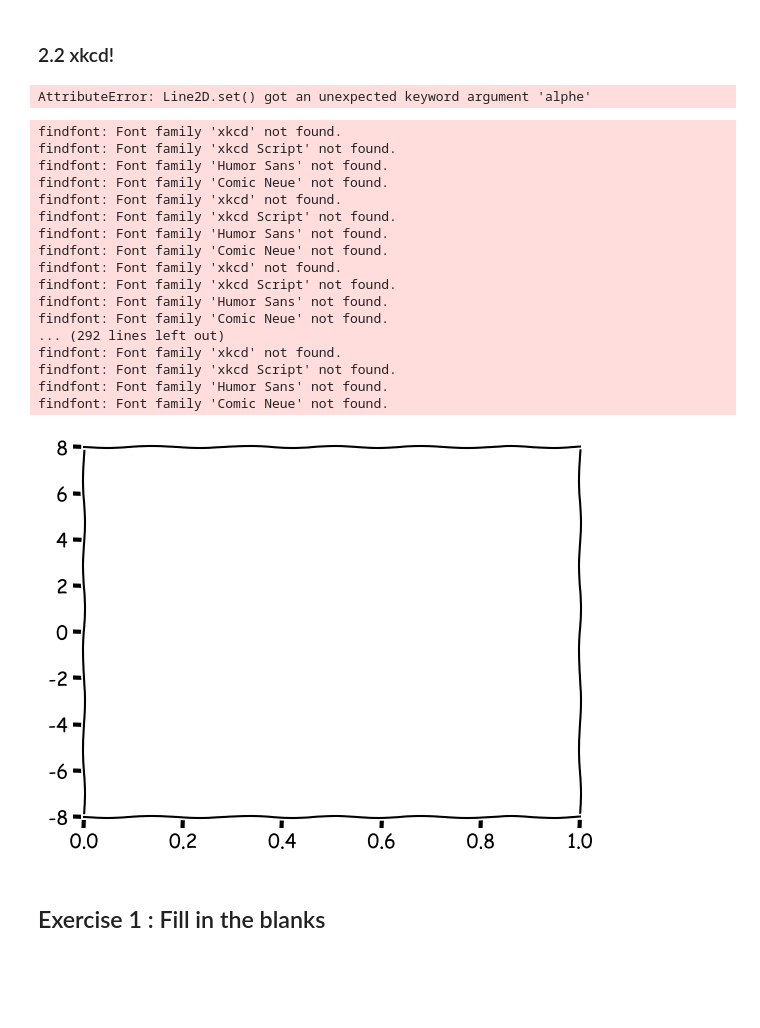
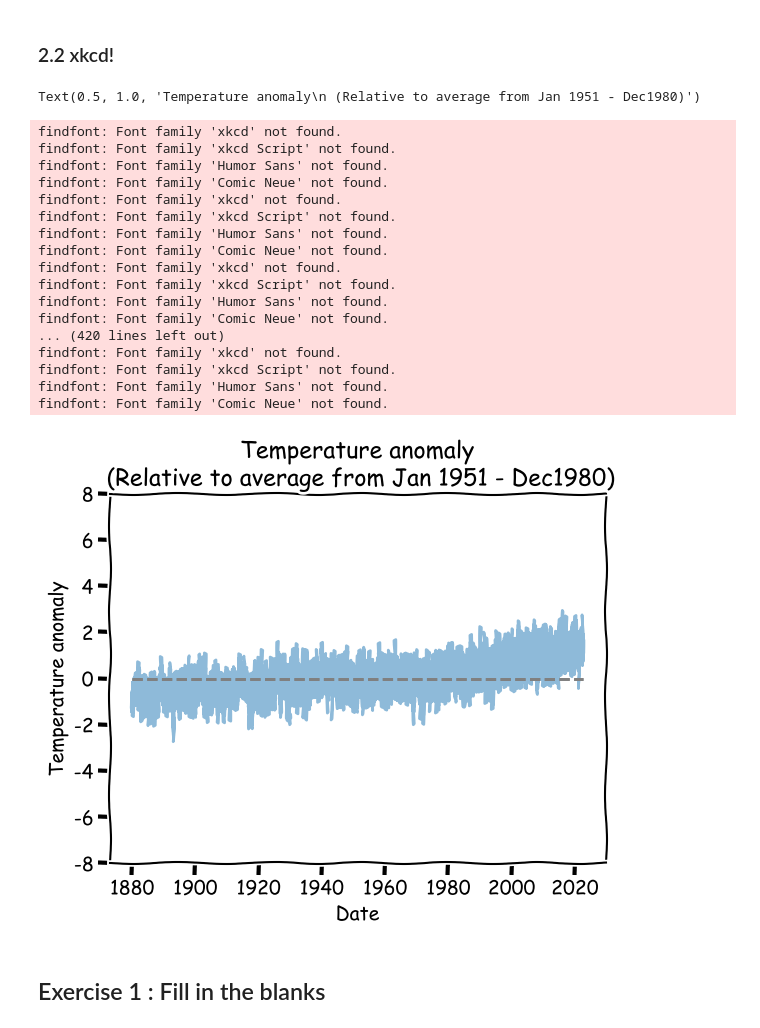
Before and after one commit to SPS-SP2273/learning-portfolio-tunnminn, a Jupyter notebook: plotting/plotting_(need).ipynb, the cells around one changed output. Cells and saved outputs as stored; diff of their text form; code cells hidden in the pictures; blank space fills up the shorter version.

```diff
--- a/plotting/plotting_(need).ipynb
+++ b/plotting/plotting_(need).ipynb
@@ -192,33 +194,34 @@ Text(0.5, 1.0, 'Temperature anomaly\n (Relative to average from Jan 1951 - Dec19
 ### 2.2 xkcd!
 # %%
 plt.xkcd()
+
 plt.ylim([-8,8])
-plt.plot(date, anomaly, alphe=.5)
+plt.plot(date, anomaly, alpha=.5)
 plt.hlines(0, date[0], date[-1], linestyle='--', colors='grey')
 plt.hlines(0, date[0], date[-1], linestyle='--', colors='grey')
 plt.xlabel('Date')
 plt.ylabel('Temperature anomaly')
 plt.title('Temperature anomaly\n (Relative to average from Jan 1951 - Dec1980)')
 # %% [output]
-AttributeError: Line2D.set() got an unexpected keyword argument 'alphe'
+Text(0.5, 1.0, 'Temperature anomaly\n (Relative to average from Jan 1951 - Dec1980)')
 findfont: Font family 'xkcd' not found.
 findfont: Font family 'xkcd Script' not found.
 findfont: Font family 'Humor Sans' not found.
 findfont: Font family 'Comic Neue' not found.
 findfont: Font family 'xkcd' not found.
 findfont: Font family 'xkcd Script' not found.
 findfont: Font family 'Humor Sans' not found.
 findfont: Font family 'Comic Neue' not found.
 findfont: Font family 'xkcd' not found.
 findfont: Font family 'xkcd Script' not found.
 findfont: Font family 'Humor Sans' not found.
 findfont: Font family 'Comic Neue' not found.
-... (292 lines left out)
+... (420 lines left out)
 findfont: Font family 'xkcd' not found.
 findfont: Font family 'xkcd Script' not found.
 findfont: Font family 'Humor Sans' not found.
 findfont: Font family 'Comic Neue' not found.
-[figure, old version]
+[figure, new version]
 # %% [markdown]
 ## Exercise 1 :  Fill in the blanks
 # %%
```
Also changed, not shown: parts of 6 cells of this notebook.
